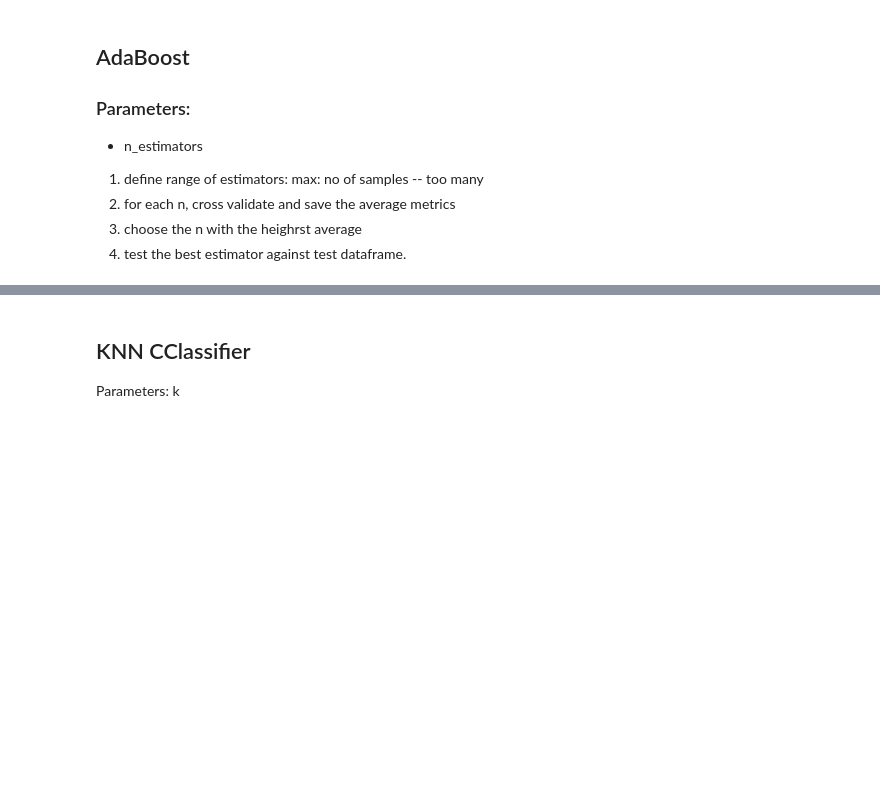
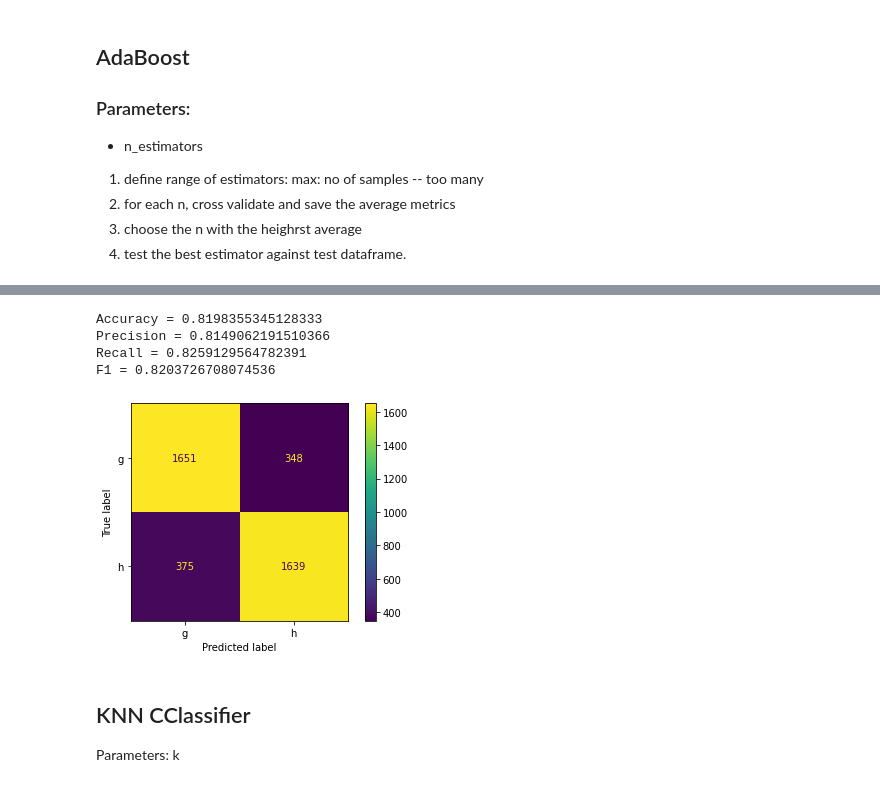
Before and after one commit to moharamfatema/data-classification-ml-python, a Jupyter notebook: classification.ipynb, the cells around one changed output, grey strips where cells are left out. Drawn from its saved outputs; the diff is of its cells as text; code cells hidden in the pictures; blank space fills up the shorter version.

```diff
--- a/classification.ipynb
+++ b/classification.ipynb
@@ -265,8 +362,15 @@ plt.show()
 # %%
+ada_boost = AdaBoostClassifier(n_estimators = 235)
 # TODO: execute only after tuning n_estimators
 ada_boost.fit(x_train,y_train)
 y_pred_ada_boost = ada_boost.predict(x_test)
 disp_scores(y_test,y_pred_ada_boost)
+# %% [output]
+Accuracy = 0.8198355345128333
+Precision = 0.8149062191510366
+Recall = 0.8259129564782391
+F1 = 0.8203726708074536
+[figure, added]
 # %% [markdown]
 ## KNN CClassifier
 
```
Also changed, not shown: parts of 15 cells of this notebook.
